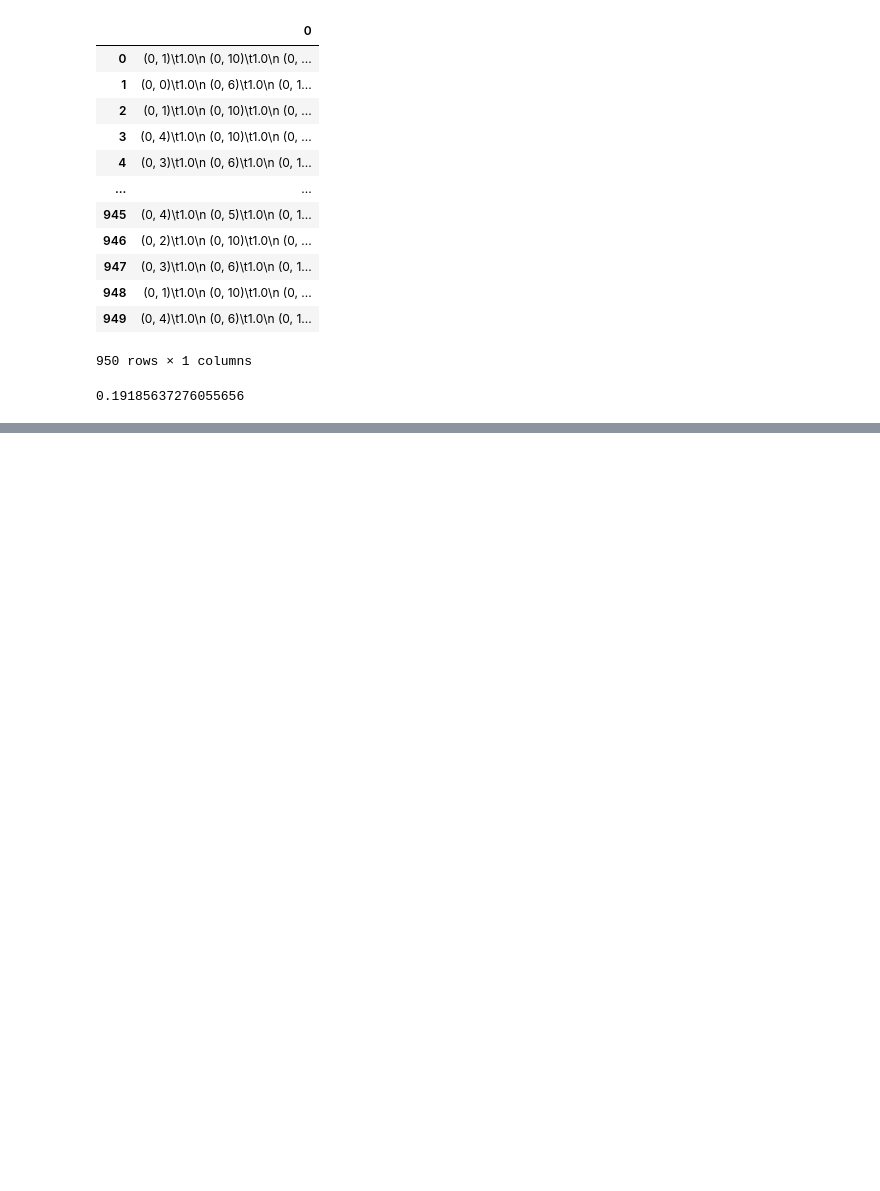
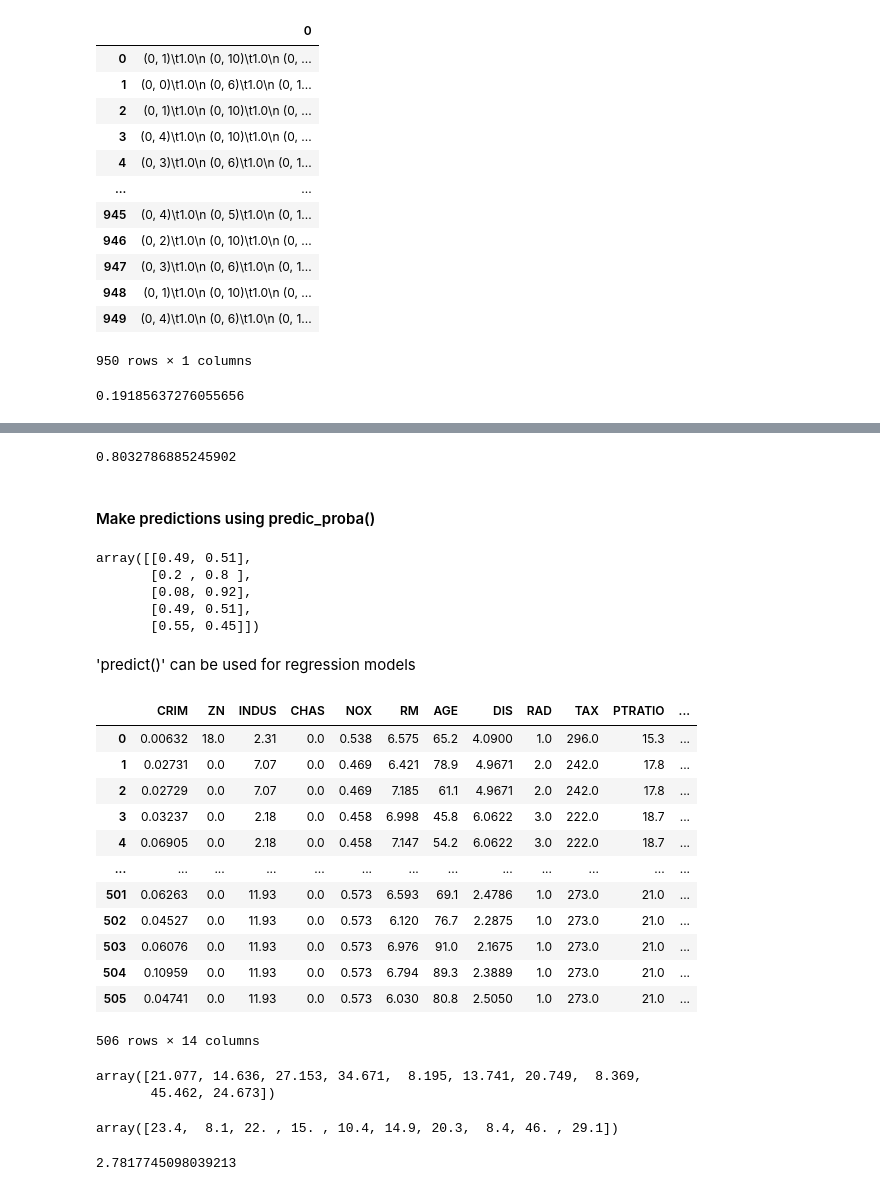
Before and after one commit to Rayani00/python, a Jupyter notebook: MLPerso/Scikit-learn/Introduction-to-scikiit-learn.ipynb, the cells around one changed output, grey strips where cells are left out. Cells and saved outputs as stored; diff of their text form; code cells hidden in the pictures; blank space fills up the shorter version.

Commit message:
Added Accuracy sklearn

```diff
--- a/MLPerso/Scikit-learn/Introduction-to-scikiit-learn.ipynb
+++ b/MLPerso/Scikit-learn/Introduction-to-scikiit-learn.ipynb
@@ -640,0 +857,41 @@ model.score(X_test, y_test)
+# %%
+# Check the accuracy
+from sklearn.metrics import accuracy_score
+accuracy_score(y_test, y_preds)
+# %% [output]
+0.8032786885245902
+# %% [markdown]
+#### Make predictions using predic_proba()
+# %%
+# predict_proba() returns probabilities of a classification label
+clf.predict_proba(X_test[:5])
+# %% [output]
+array([[0.49, 0.51],
+       [0.2 , 0.8 ],
+       [0.08, 0.92],
+       [0.49, 0.51],
+       [0.55, 0.45]])
+# %% [markdown]
+'predict()' can be used for regression models
+# %%
+from sklearn.datasets import load_boston
+boston = load_boston()
+# Turn it into pandas data_frame
+boston_df = pd.DataFrame(boston["data"], columns=boston["feature_names"])
+boston_df["target"]=pd.Series(boston["target"])
+# %%
+boston_df
+# %% [output]
+|  | CRIM | ZN | INDUS | CHAS | NOX | RM | AGE | DIS | RAD | TAX | PTRATIO | ... |
+| 0 | 0.00632 | 18.0 | 2.31 | 0.0 | 0.538 | 6.575 | 65.2 | 4.0900 | 1.0 | 296.0 | 15.3 | ... |
+| 1 | 0.02731 | 0.0 | 7.07 | 0.0 | 0.469 | 6.421 | 78.9 | 4.9671 | 2.0 | 242.0 | 17.8 | ... |
+| 2 | 0.02729 | 0.0 | 7.07 | 0.0 | 0.469 | 7.185 | 61.1 | 4.9671 | 2.0 | 242.0 | 17.8 | ... |
+| 3 | 0.03237 | 0.0 | 2.18 | 0.0 | 0.458 | 6.998 | 45.8 | 6.0622 | 3.0 | 222.0 | 18.7 | ... |
+| 4 | 0.06905 | 0.0 | 2.18 | 0.0 | 0.458 | 7.147 | 54.2 | 6.0622 | 3.0 | 222.0 | 18.7 | ... |
+| ... | ... | ... | ... | ... | ... | ... | ... | ... | ... | ... | ... | ... |
+| 501 | 0.06263 | 0.0 | 11.93 | 0.0 | 0.573 | 6.593 | 69.1 | 2.4786 | 1.0 | 273.0 | 21.0 | ... |
+| 502 | 0.04527 | 0.0 | 11.93 | 0.0 | 0.573 | 6.120 | 76.7 | 2.2875 | 1.0 | 273.0 | 21.0 | ... |
+| 503 | 0.06076 | 0.0 | 11.93 | 0.0 | 0.573 | 6.976 | 91.0 | 2.1675 | 1.0 | 273.0 | 21.0 | ... |
+| 504 | 0.10959 | 0.0 | 11.93 | 0.0 | 0.573 | 6.794 | 89.3 | 2.3889 | 1.0 | 273.0 | 21.0 | ... |
+| 505 | 0.04741 | 0.0 | 11.93 | 0.0 | 0.573 | 6.030 | 80.8 | 2.5050 | 1.0 | 273.0 | 21.0 | ... |
+506 rows × 14 columns
@@ -640,0 +915,18 @@ model.score(X_test, y_test)
+# %%
+# These are the predictions
+y_preds[:10]
+# %% [output]
+array([21.077, 14.636, 27.153, 34.671,  8.195, 13.741, 20.749,  8.369,
+       45.462, 24.673])
+# %%
+# This is the truth
+np.array(y_test[:10])
+# %% [output]
+array([23.4,  8.1, 22. , 15. , 10.4, 14.9, 20.3,  8.4, 46. , 29.1])
+# %%
+# Let's compare the predictions to the truth
+# The prediction will be that far away of the true result
+from sklearn.metrics import mean_absolute_error
+mean_absolute_error(y_test, y_preds)
+# %% [output]
+2.7817745098039213
```
Also changed, not shown: parts of 45 cells of this notebook, 1 other file.
